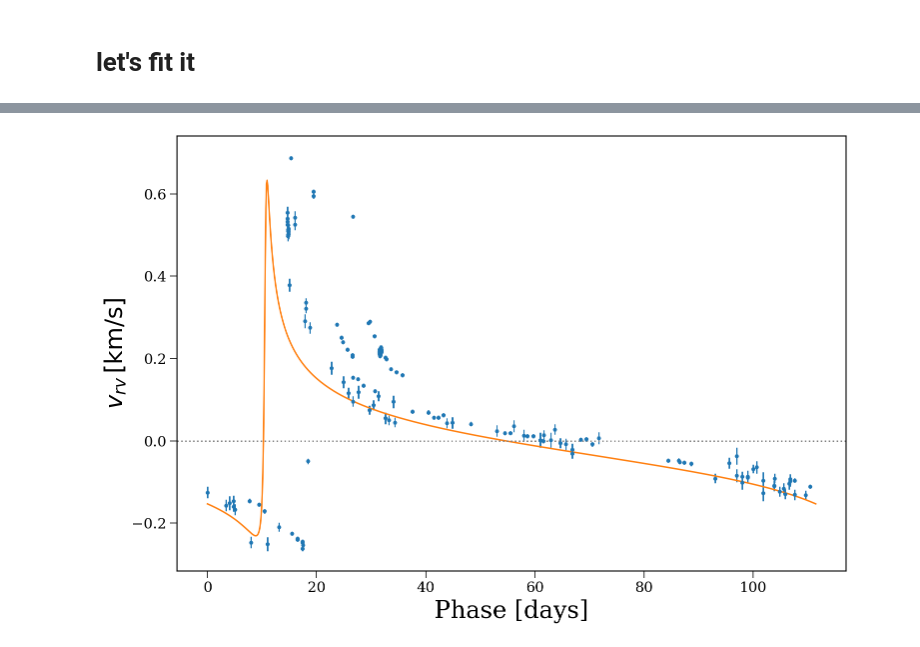
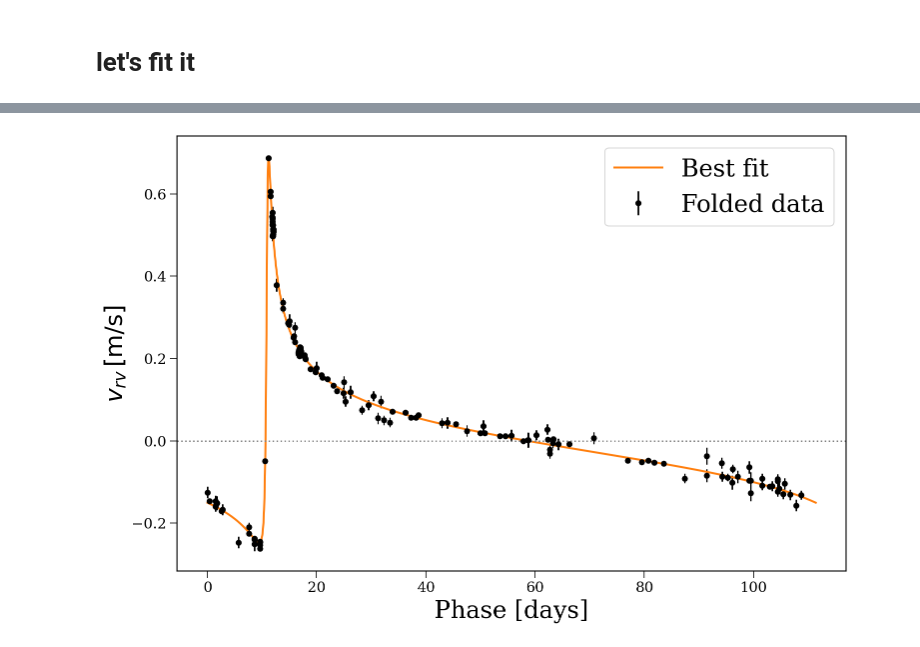
Before and after one commit to TomWagg/thermo_winter21, a Jupyter notebook: 558_exoplanets/pset1/rv_fitting.ipynb, the cells around one changed output, grey strips where cells are left out. Saved outputs shown, nothing was run; the diff lists cells and outputs as text; code cells hidden in the pictures.

```diff
--- a/558_exoplanets/pset1/rv_fitting.ipynb
+++ b/558_exoplanets/pset1/rv_fitting.ipynb
@@ -175,14 +133,31 @@ data_errors = planet["error"][order].values
-# %%
-fig, ax = plt.subplots()
-
-ax.errorbar(x=data_times, y=data_rvs, yerr=data_errors, fmt=".")
-plt.plot(model_times, model_rvs)
-
-ax.axhline(0, color="grey", linestyle="dotted")
-
-ax.set_xlabel("Phase [days]")
-ax.set_ylabel(r"$v_{rv} \, [{\rm km /s}]$")
-
-plt.show()
-# %% [output]
-[figure, removed]
+# %%
+fig, ax = plt.subplots()
+
+ax.errorbar(x=data_times, y=data_rvs, yerr=data_errors, fmt=".",
+            color="black", markersize=10, label="Folded data")
+
+fit = np.median(samples, axis=0)
+period = fit[0]
+
+data_times = planet["time"] % period
+order = np.argsort(data_times)
+data_times = data_times[order]
+data_rvs = planet["rv"][order].values
+data_errors = planet["error"][order].values
+
+model_times = np.linspace(0, period, 1000)
+model_rvs = get_rvs(model_times, *fit)
+ax.plot(model_times, model_rvs, color="tab:orange", lw=2, label="Best fit")
+
+ax.axhline(0, color="grey", linestyle="dotted")
+
+ax.set_xlabel("Phase [days]")
+ax.set_ylabel(r"$v_{rv} \, [{\rm m /s}]$")
+
+ax.legend()
+
+plt.savefig("fit.pdf", format="pdf", bbox_inches="tight")
+
+plt.show()
+# %% [output]
+[figure, added]
```
Also changed, not shown: parts of 15 cells of this notebook, 7 other files.
